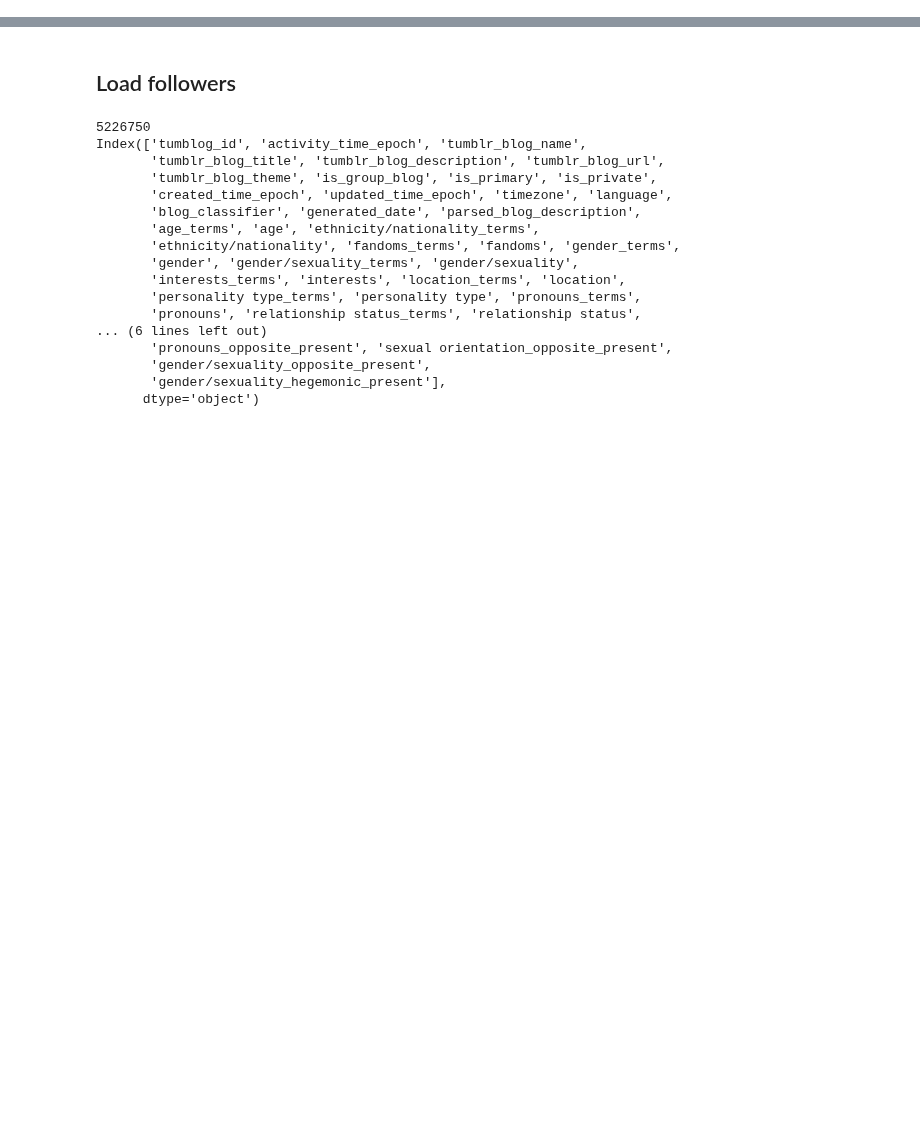
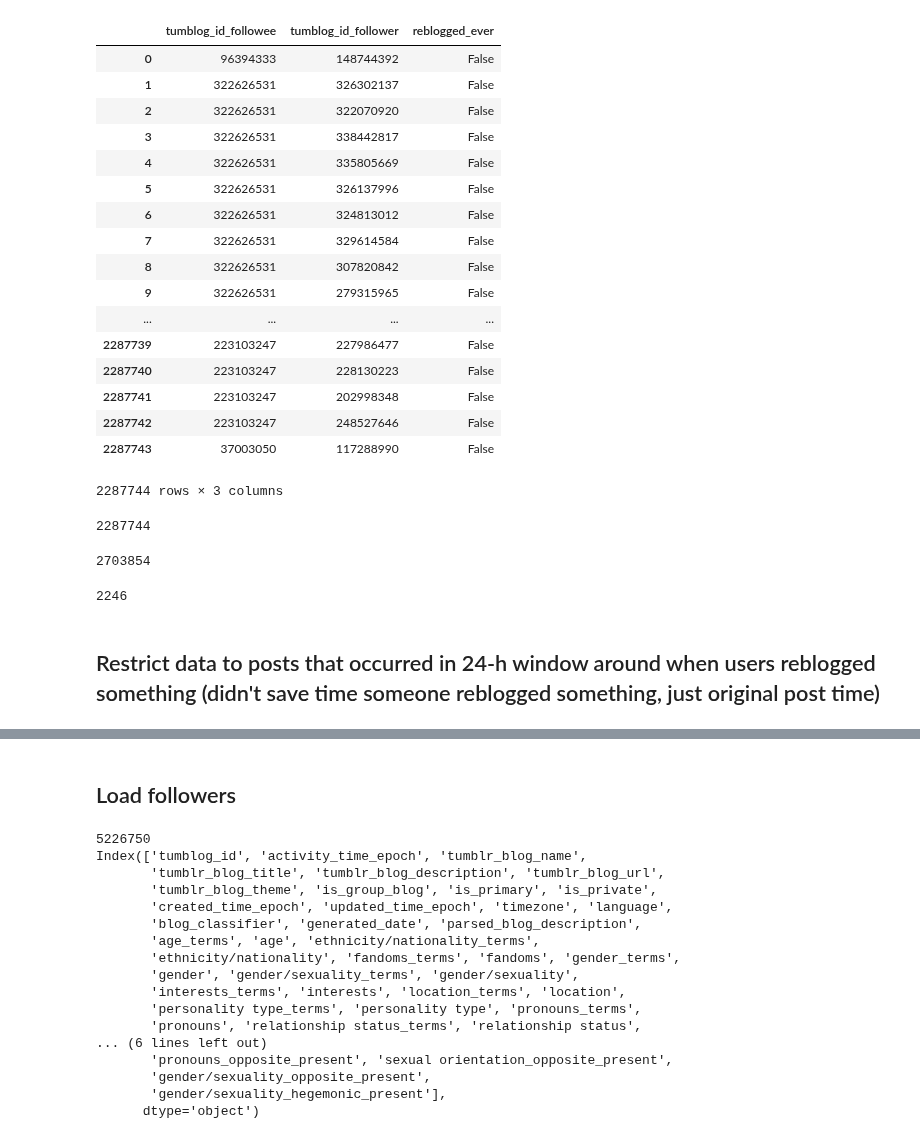
Before and after one commit to michaelmilleryoder/tumblr-scripts, a Jupyter notebook: jupyter/reblog_prediction_data.ipynb, the cells around one changed output, grey strips where cells are left out. Drawn from its saved outputs; the diff is of its cells as text; code cells hidden in the pictures; blank space fills up the shorter version.

```diff
--- a/jupyter/reblog_prediction_data.ipynb
+++ b/jupyter/reblog_prediction_data.ipynb
@@ -7,0 +10,7 @@ data_dirpath = '/usr0/home/mamille2/tumblr/data' # misty
+# %%
+from pprint import pprint
+
+# Load data
+data = pd.read_pickle(os.path.join(data_dirpath, 'posts_descs_3m_rebloggers.pkl'))
+print(len(data))
+pprint(sorted(data.columns.tolist()))
@@ -7,0 +35,14 @@ data_dirpath = '/usr0/home/mamille2/tumblr/data' # misty
+# %%
+from tqdm import tqdm_notebook as tqdm
+
+reblog_opportunities = {}
+
+for followee_id, follower_id, reblogged in tqdm(list(zip(data['tumblog_id_followee'], data['tumblog_id_follower'], data['reblogged']))):
+    if not (followee_id, follower_id) in reblog_opportunities:
+        reblog_opportunities[(followee_id, follower_id)] = reblogged
+
+    elif reblog_opportunities[(followee_id, follower_id)] == False:
+        reblog_opportunities[(followee_id, follower_id)] = reblogged
+
+    else: # value stored is True
+        continue
@@ -7,0 +51,37 @@ data_dirpath = '/usr0/home/mamille2/tumblr/data' # misty
+# %%
+reblog_opportunities_df = pd.DataFrame([(followee_id, follower_id, reblogged) for ((followee_id, follower_id), reblogged) in reblog_opportunities.items()],
+                                      columns = ['tumblog_id_followee', 'tumblog_id_follower', 'reblogged_ever'])
+reblog_opportunities_df
+# %% [output]
+|  | tumblog_id_followee | tumblog_id_follower | reblogged_ever |
+| 0 | 96394333 | 148744392 | False |
+| 1 | 322626531 | 326302137 | False |
+| 2 | 322626531 | 322070920 | False |
+| 3 | 322626531 | 338442817 | False |
+| 4 | 322626531 | 335805669 | False |
+| 5 | 322626531 | 326137996 | False |
+| 6 | 322626531 | 324813012 | False |
+| 7 | 322626531 | 329614584 | False |
+| 8 | 322626531 | 307820842 | False |
+| 9 | 322626531 | 279315965 | False |
+| ... | ... | ... | ... |
+| 2287739 | 223103247 | 227986477 | False |
+| 2287740 | 223103247 | 228130223 | False |
+| 2287741 | 223103247 | 202998348 | False |
+| 2287742 | 223103247 | 248527646 | False |
+| 2287743 | 37003050 | 117288990 | False |
+2287744 rows × 3 columns
+# %%
+len(reblog_opportunities_df)
+# %% [output]
+2287744
+# %%
+len(data)
+# %% [output]
+2703854
+# %%
+sum(reblog_opportunities_df['reblogged_ever'])
+# %% [output]
+2246
+# %% [markdown]
+## Restrict data to posts that occurred in 24-h window around when users reblogged something (didn't save time someone reblogged something, just original post time)
```
Also changed, not shown: parts of 30 cells of this notebook, 1 other file.
